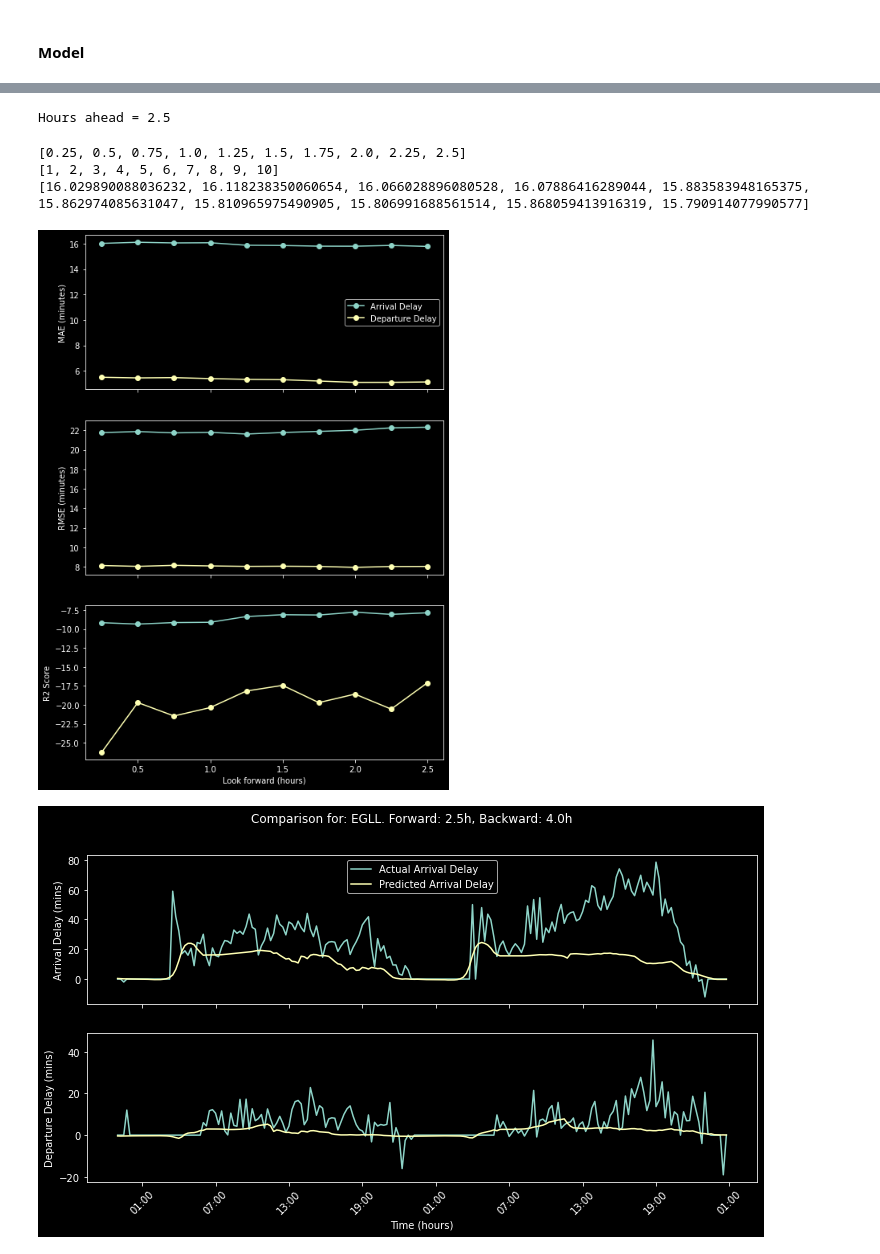
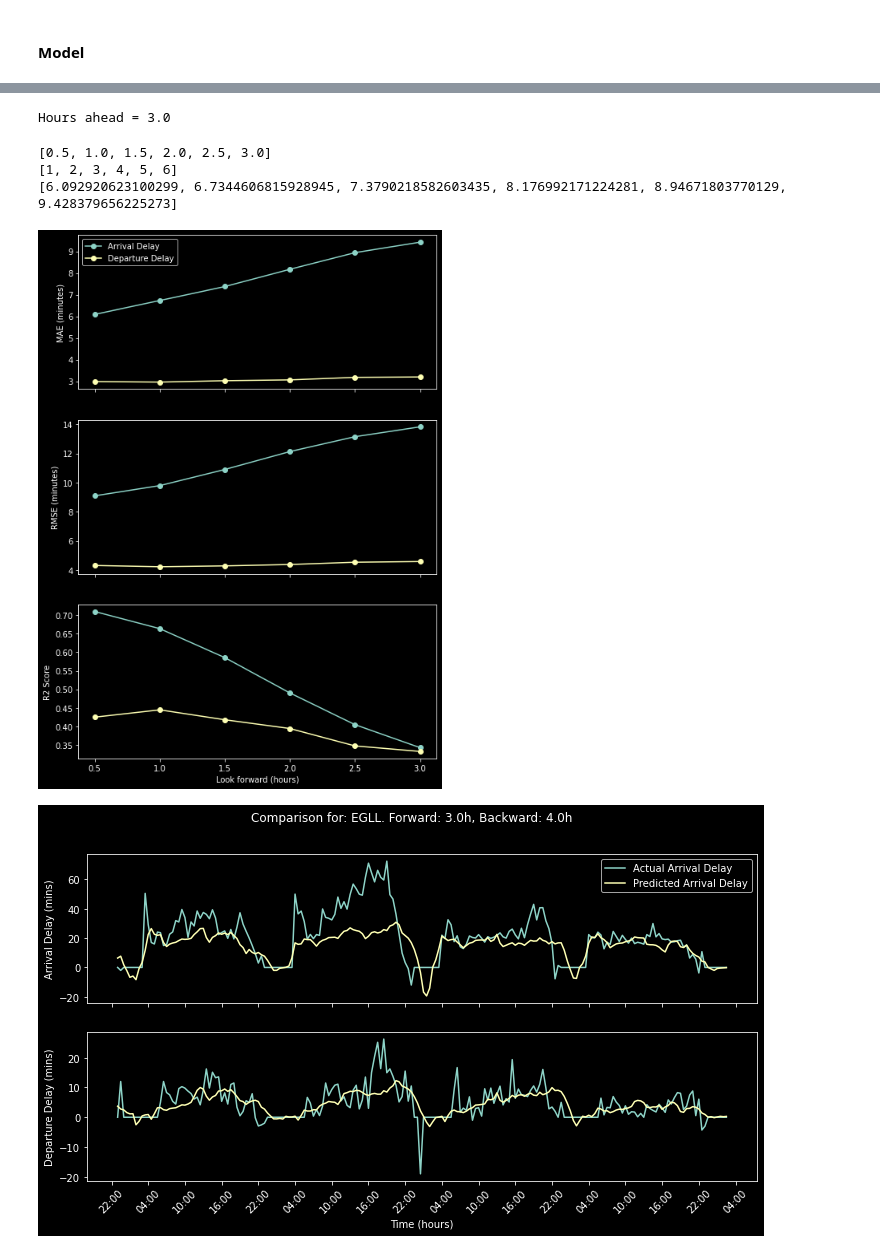
Before and after one commit to junzis/atdelay, a Jupyter notebook: LSTM.ipynb, the cells around one changed output, grey strips where cells are left out. Drawn from its saved outputs; the diff is of its cells as text; code cells hidden in the pictures.

```diff
--- a/LSTM.ipynb
+++ b/LSTM.ipynb
@@ -39,10 +39,10 @@ timeslotLength = 30
 
 start = datetime(2018, 3, 1)
 end = datetime(2019, 1, 1)
-timeslotLength = 15
+timeslotLength = 30
 
-batch_size = 64
-epochs = 100
+batch_size = 256
+epochs = 1000
 patience = 100
 lookback = 4 * int(60/timeslotLength)
 
@@ -146,7 +169,7 @@ def create_tf_dataset(
         None,
         sequence_length=lookback,
         shuffle=False,
-        batch_size=None,
+        batch_size=batch_size,
     )
 
     dataset = inputs
@@ -161,14 +184,14 @@ def create_tf_dataset(
         None,
         sequence_length=target_seq_length,
         shuffle=False,
-        batch_size=None,
+        batch_size=batch_size,
     )
 
     dataset = tf.data.Dataset.zip((inputs, targets))
     if shuffle:
         dataset = dataset.shuffle(100)
     print(dataset)
-    return dataset.batch(64, drop_remainder=True)#.prefetch(16).cache()
+    return dataset.prefetch(16).cache()#.batch(64, drop_remainder=True)#
 
 
 train_dataset = create_tf_dataset(
@@ -230,16 +256,16 @@ inputs = layers.Input((lookback, nFeatures))#, batch_size=batch_size)
 lstm1 = layers.LSTM(200, return_sequences=True)
 lstm2 = layers.LSTM(200, return_sequences=False)
 dense1 = layers.Dense(200)
-# dropout1 = layers.Dropout(0.25)
-dense2 = layers.Dense(200)
+dropout1 = layers.Dropout(0.25)
+dense2 = layers.Dense(100)
 output = layers.Dense(lookahead*nLabels)
 reshape = layers.Reshape((lookahead, nLabels))
 
 out = lstm1(inputs)
 out = lstm2(out)
 out = dense1(out)
-# out = dropout1(out)
-# out = dense2(out)
+out = dropout1(out)
+out = dense2(out)
 outputs = output(out)
 # outputs = tf.reshape(outputs, (batch_size, lookahead, nLabels))
 outputs = reshape(outputs)
@@ -334,7 +360,7 @@ forecastlen = 10  # 1-10
 forecastlen = min(forecastlen, lookahead)
 print(f"Hours ahead = {forecastlen / (60/timeslotLength)}")
 # %% [output]
-Hours ahead = 2.5
+Hours ahead = 3.0
 # %%
 def getLabelArrays(hour, input_sequence_length=lookback):
     syncindex = input_sequence_length + hour - 1
@@ -342,12 +368,12 @@ def getLabelArrays(hour, input_sequence_length=lookback):
     ypredFull = yTestPred[:windowSize, hour - 1, :]
     yactualFull = Ytest[syncindex : windowSize + syncindex :, :]
 
-    mae1 = mean_absolute_error(ypredFull[:, 0], yactualFull[:, 0])
-    mae2 = mean_absolute_error(ypredFull[:, 1], yactualFull[:, 1])
-    rmse1 = np.sqrt(mean_squared_error(ypredFull[:, 0], yactualFull[:, 0]))
-    rmse2 = np.sqrt(mean_squared_error(ypredFull[:, 1], yactualFull[:, 1]))
-    r2_1 = r2_score(ypredFull[:, 0], yactualFull[:, 0])
-    r2_2 = r2_score(ypredFull[:, 1], yactualFull[:, 1])
+    mae1 = mean_absolute_error(yactualFull[:, 0], ypredFull[:, 0])
+    mae2 = mean_absolute_error(yactualFull[:, 1], ypredFull[:, 1])
+    rmse1 = np.sqrt(mean_squared_error(ypredFull[:, 0], yactualFull[:, 0],))
+    rmse2 = np.sqrt(mean_squared_error(ypredFull[:, 1], yactualFull[:, 1],))
+    r2_1 = r2_score(yactualFull[:, 0], ypredFull[:, 0])
+    r2_2 = r2_score(yactualFull[:, 1], ypredFull[:, 1])
 
     time = testTimes[syncindex : windowSize + syncindex :]
     return ypredFull, yactualFull, mae1, mae2, rmse1, rmse2, r2_1, r2_2, time
@@ -402,35 +428,35 @@ def plotErrorVsLookback(forecast_horizon=forecastlen):
         r2List2.append(r2_2)
     print(maeList)
     axss[0].plot(hours, maeList, label = "Arrival Delay", marker="o")
     axss[0].plot(hours, maeList2, label = "Departure Delay", marker="o")
     axss[1].plot(hours, rmseList, label = "Arrival Delay", marker="o")
     axss[1].plot(hours, rmseList2, label = "Departure Delay", marker="o")
     axss[2].plot(hours, r2List, label = "Arrival Delay", marker="o")
     axss[2].plot(hours, r2List2, label = "Departure Delay", marker="o")
 
     axss[0].set_ylabel("MAE (minutes)")
     axss[1].set_ylabel("RMSE (minutes)")
     axss[2].set_ylabel("R2 Score")
     # axss[0].grid()
     # axss[1].grid()
     # axss[2].grid()
 
     axss[2].set_xlabel("Look forward (hours)")
 
     axss[0].legend()
 
     fig2.set_figwidth(8)
     fig2.set_figheight(12)
 
 plotErrorVsLookback()
 plt.show()
 
 plotComparison(forecastlen)
 # for airportidx in range(0, int(len(airports)/5)):
 # # plt.show()
 # %% [output]
-[0.25, 0.5, 0.75, 1.0, 1.25, 1.5, 1.75, 2.0, 2.25, 2.5]
-[1, 2, 3, 4, 5, 6, 7, 8, 9, 10]
-[16.029890088036232, 16.118238350060654, 16.066028896080528, 16.07886416289044, 15.883583948165375, 15.862974085631047, 15.810965975490905, 15.806991688561514, 15.868059413916319, 15.790914077990577]
+[0.5, 1.0, 1.5, 2.0, 2.5, 3.0]
+[1, 2, 3, 4, 5, 6]
+[6.092920623100299, 6.7344606815928945, 7.3790218582603435, 8.176992171224281, 8.94671803770129, 9.428379656225273]
-[figure, old version]
+[figure, new version]
-[figure, old version]
+[figure, new version]
```
Also changed, not shown: parts of 7 cells of this notebook, 10 other files.
